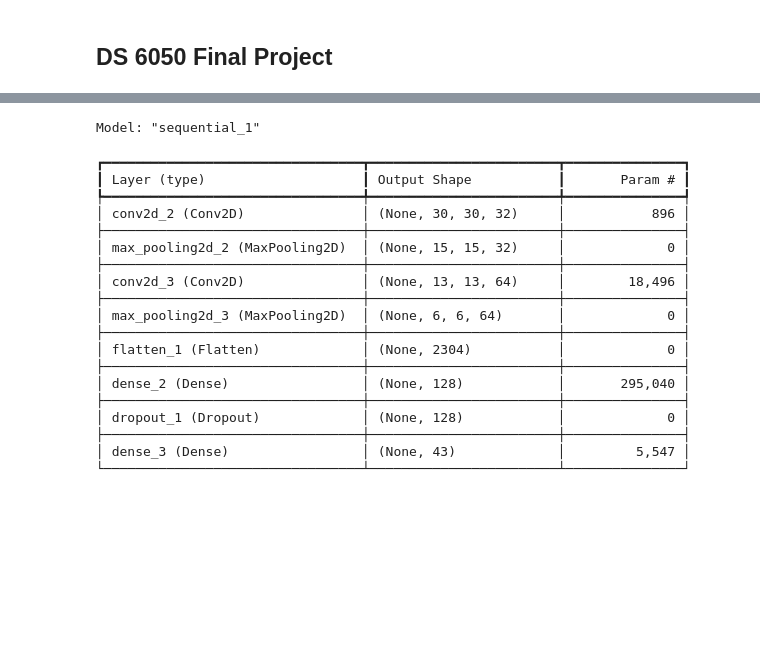
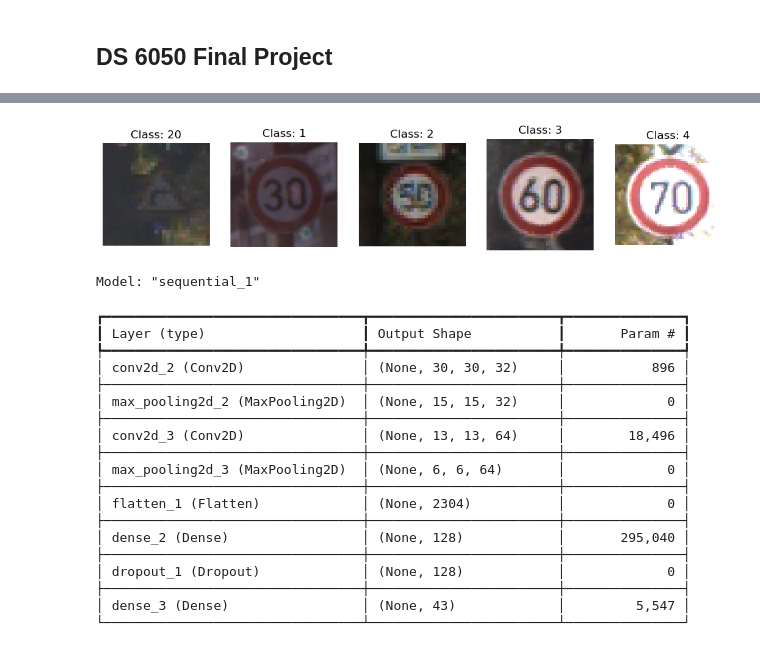
Before and after one commit to shawn01-kubo/DS-6050-Final-Project, a Jupyter notebook: Final project.ipynb, the cells around one changed output, grey strips where cells are left out. Cells and saved outputs as stored; diff of their text form; code cells hidden in the pictures; blank space fills up the shorter version.

```diff
--- a/Final project.ipynb
+++ b/Final project.ipynb
@@ -28,0 +11,5 @@ Successfully loaded metadata for 39209 images.
+# %%
+# get data path
+path = kagglehub.dataset_download("meowmeowmeowmeowmeow/gtsrb-german-traffic-sign")
+
+print("Path to dataset files:", path)
@@ -28,0 +25,8 @@ Successfully loaded metadata for 39209 images.
+# %%
+# Load in train and test csv
+train_df = pd.read_csv(os.path.join(path, "Train.csv"))
+test_df = pd.read_csv(os.path.join(path, "Test.csv"))
+
+print("Train rows:", len(train_df), "Test rows:", len(test_df))
+print(train_df.head())
+print( f"\nSuccessfully loaded metadata for {len(train_df)} images.")
@@ -28,0 +50,15 @@ Successfully loaded metadata for 39209 images.
+# %%
+# quickly look at a few images with annotation
+plt.figure(figsize=(12, 4))
+for i in range(5):
+    plt.subplot(1, 5, i+1)
+    img_relative_path = train_df.iloc[i * 2000]['Path']
+    img_full_path = os.path.join(path, img_relative_path)
+
+    img = Image.open(img_full_path)
+    plt.imshow(img)
+    plt.title(f"Class: {train_df.iloc[i * 2000]['ClassId']}")
+    plt.axis('off')
+plt.show()
+# %% [output]
+[figure, added]
```
Also changed, not shown: parts of 9 cells of this notebook.
